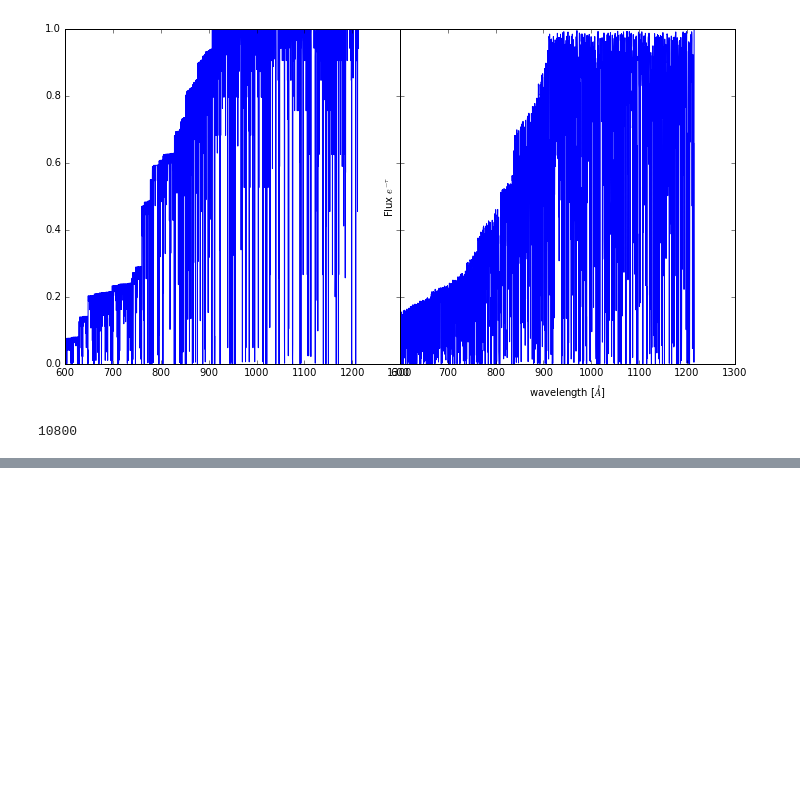
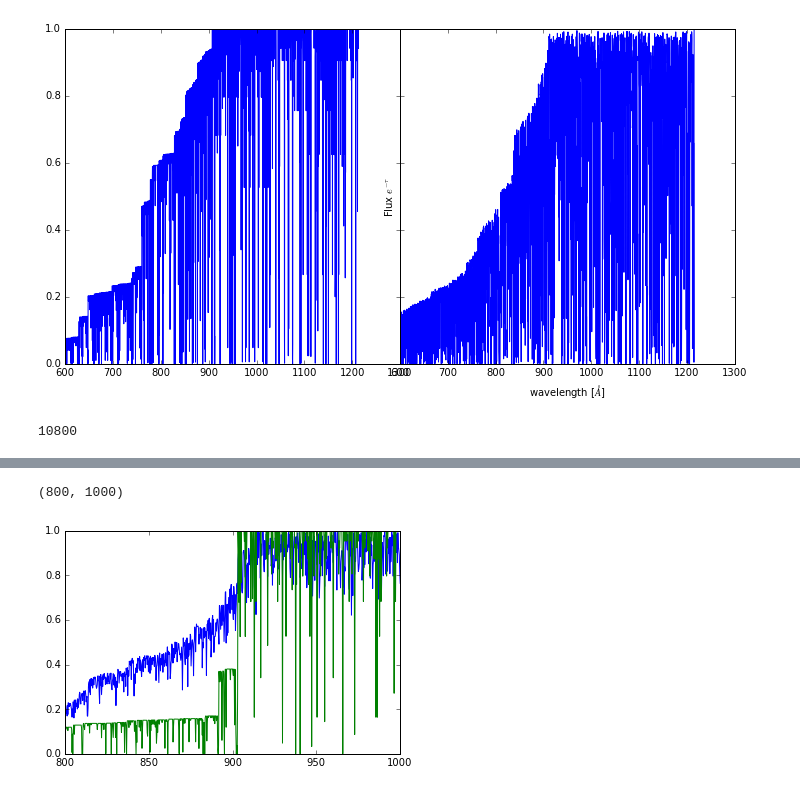
Before and after one commit to mattcwilde/Lyman-Forest, a Jupyter notebook: dev_Lyman-n_forest.ipynb, the cells around one changed output, grey strips where cells are left out. Saved outputs shown, nothing was run; the diff lists cells and outputs as text; code cells hidden in the pictures; blank space fills up the shorter version.

Commit message:
added mean of mulitple skewers

```diff
--- a/dev_Lyman-n_forest.ipynb
+++ b/dev_Lyman-n_forest.ipynb
@@ -577,0 +578,17 @@ plt.xlim(850,950)
+# %%
+synth_skewer_array = []
+for i in range(10):
+    synth_skewer_array.append(makeSyntheticSkewer(-1.5, z))
+# %%
+synth_skewer_array = np.array(synth_skewer_array)
+tau_Lya_synth = tau_HILyn(wav_em, synth_skewer_array, num_lines)
+N_HI_synth = make_column_density(synth_skewer_array)
+t_bf_synth = tau_bf(wav_em, N_HI_synth)
+tau_tot_synth = tau_Lya_synth + t_bf_synth
+flux = np.mean(np.exp(-tau_tot_synth), axis=0, dtype=np.float64)
+plt.plot(wav_em, flux)
+plt.plot(wav_em, np.exp(-tau_tot_synth[0]))
+plt.xlim(800, 1000)
+# %% [output]
+(800, 1000)
+[figure, added]
```
Also changed, not shown: parts of 1 cell of this notebook.
